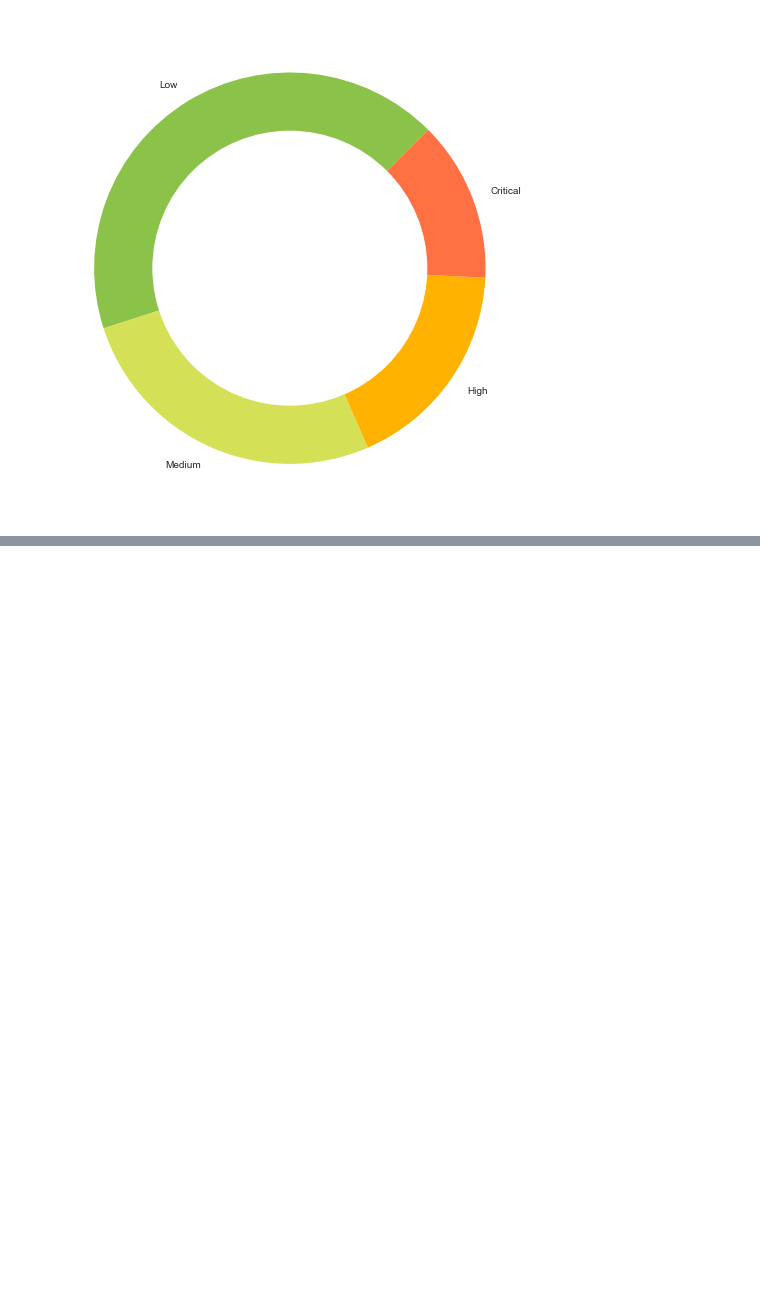
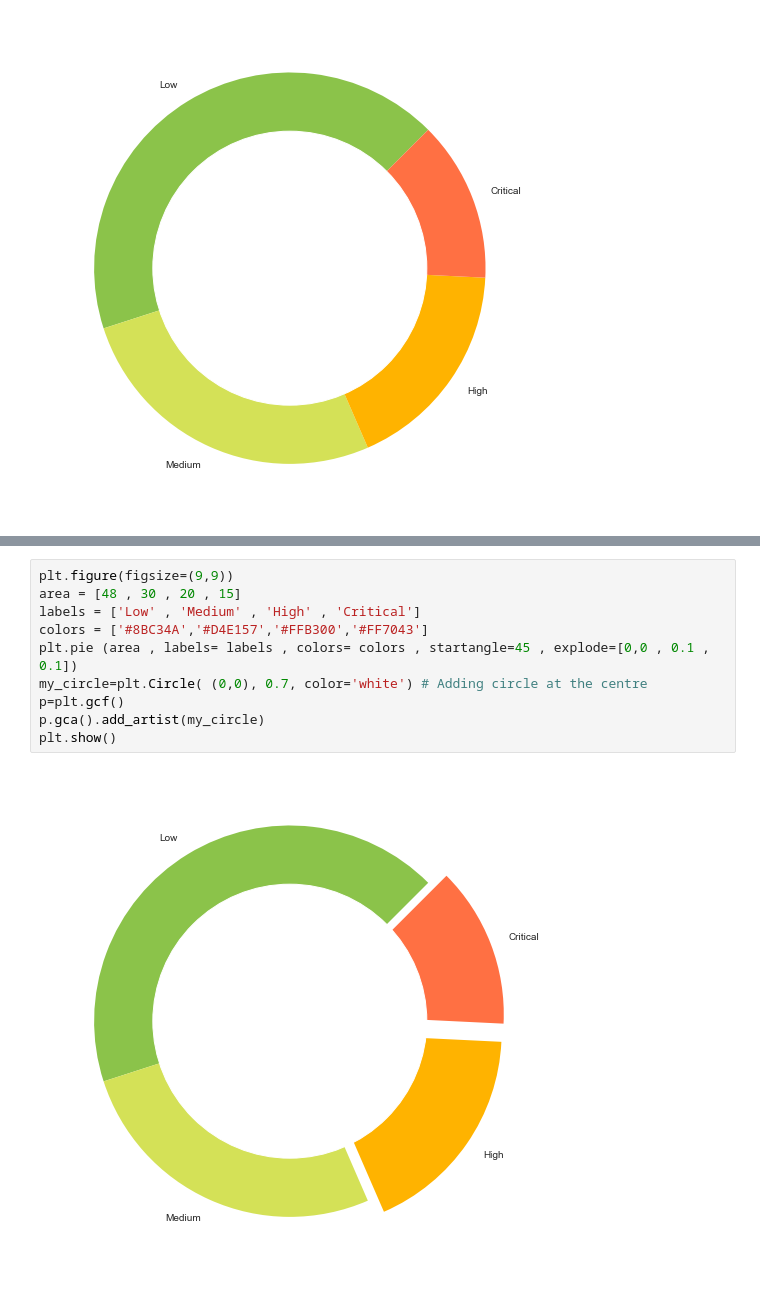
Before and after one commit to uannabi/MatPlotLibGraph, a Jupyter notebook: ScatterGraph.ipynb, the cells around one changed output, grey strips where cells are left out. Saved outputs shown, nothing was run; the diff lists cells and outputs as text; blank space fills up the shorter version.

Commit message:
Explode Slice in Donut Chart 2

```diff
--- a/ScatterGraph.ipynb
+++ b/ScatterGraph.ipynb
@@ -166,0 +169,12 @@ plt.show()
+# %%
+plt.figure(figsize=(9,9))
+area = [48 , 30 , 20 , 15]
+labels = ['Low' , 'Medium' , 'High' , 'Critical']
+colors = ['#8BC34A','#D4E157','#FFB300','#FF7043']
+plt.pie (area , labels= labels , colors= colors , startangle=45 , explode=[0,0 , 0.1 , 0.1])
+my_circle=plt.Circle( (0,0), 0.7, color='white') # Adding circle at the centre
+p=plt.gcf()
+p.gca().add_artist(my_circle)
+plt.show()
+# %% [output]
+[figure, added]
```
Also changed, not shown: parts of 1 cell of this notebook.
